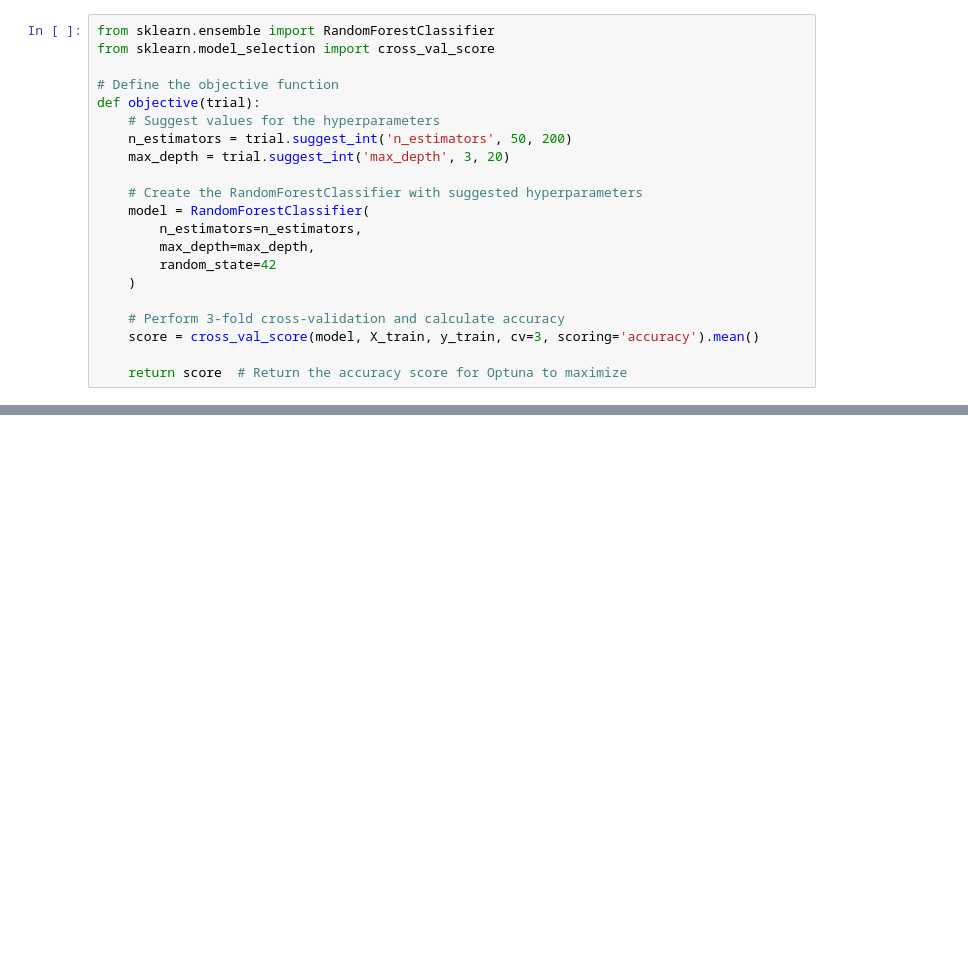
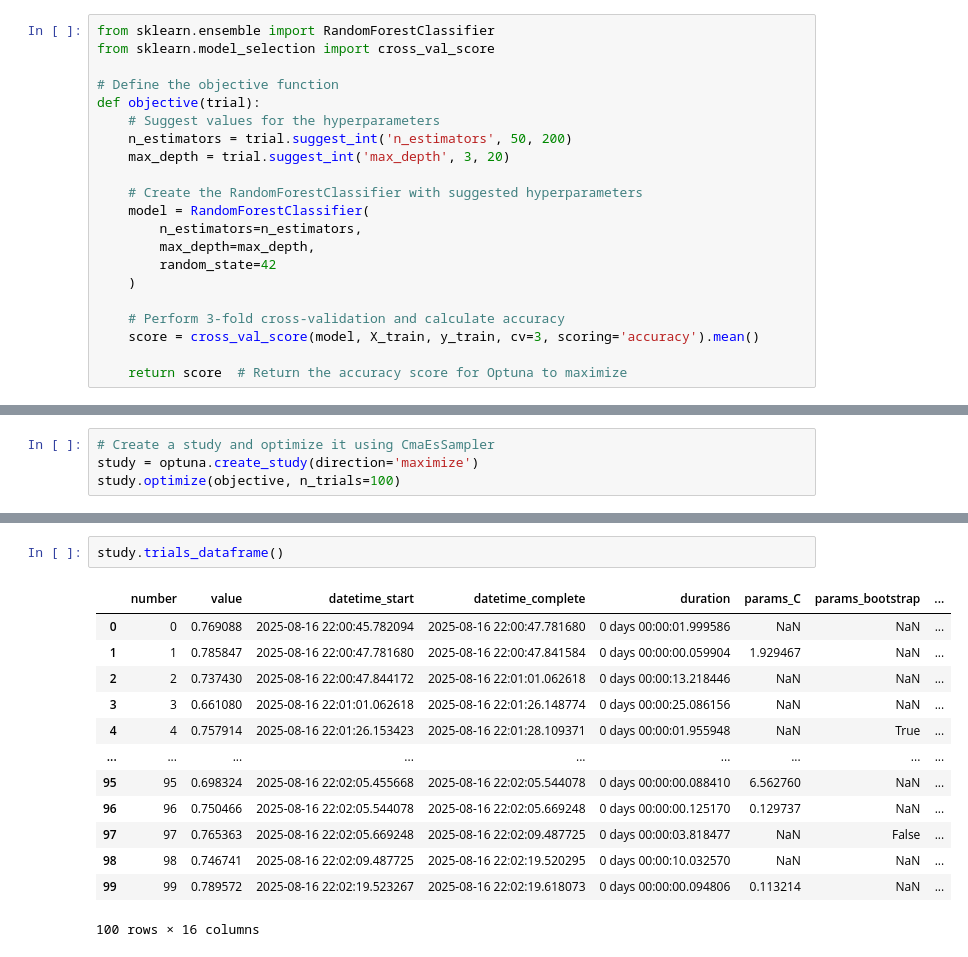
Before and after one commit to amarendra121195/Hyperparameter_Optuna, a Jupyter notebook: Hyperparameter_tuning_optuna.ipynb, the cells around one changed output, grey strips where cells are left out. Cells and saved outputs as stored; diff of their text form; blank space fills up the shorter version.

Commit message:
optuna

```diff
--- a/Hyperparameter_tuning_optuna.ipynb
+++ b/Hyperparameter_tuning_optuna.ipynb
@@ -98,0 +350,4 @@ ModuleNotFoundError: No module named 'sklearn'
+# %%
+# Create a study and optimize it using CmaEsSampler
+study = optuna.create_study(direction='maximize')
+study.optimize(objective, n_trials=100)
@@ -98,0 +380,16 @@ ModuleNotFoundError: No module named 'sklearn'
+# %%
+study.trials_dataframe()
+# %% [output]
+|  | number | value | datetime_start | datetime_complete | duration | params_C | params_bootstrap | ... |
+| 0 | 0 | 0.769088 | 2025-08-16 22:00:45.782094 | 2025-08-16 22:00:47.781680 | 0 days 00:00:01.999586 | NaN | NaN | ... |
+| 1 | 1 | 0.785847 | 2025-08-16 22:00:47.781680 | 2025-08-16 22:00:47.841584 | 0 days 00:00:00.059904 | 1.929467 | NaN | ... |
+| 2 | 2 | 0.737430 | 2025-08-16 22:00:47.844172 | 2025-08-16 22:01:01.062618 | 0 days 00:00:13.218446 | NaN | NaN | ... |
+| 3 | 3 | 0.661080 | 2025-08-16 22:01:01.062618 | 2025-08-16 22:01:26.148774 | 0 days 00:00:25.086156 | NaN | NaN | ... |
+| 4 | 4 | 0.757914 | 2025-08-16 22:01:26.153423 | 2025-08-16 22:01:28.109371 | 0 days 00:00:01.955948 | NaN | True | ... |
+| ... | ... | ... | ... | ... | ... | ... | ... | ... |
+| 95 | 95 | 0.698324 | 2025-08-16 22:02:05.455668 | 2025-08-16 22:02:05.544078 | 0 days 00:00:00.088410 | 6.562760 | NaN | ... |
+| 96 | 96 | 0.750466 | 2025-08-16 22:02:05.544078 | 2025-08-16 22:02:05.669248 | 0 days 00:00:00.125170 | 0.129737 | NaN | ... |
+| 97 | 97 | 0.765363 | 2025-08-16 22:02:05.669248 | 2025-08-16 22:02:09.487725 | 0 days 00:00:03.818477 | NaN | False | ... |
+| 98 | 98 | 0.746741 | 2025-08-16 22:02:09.487725 | 2025-08-16 22:02:19.520295 | 0 days 00:00:10.032570 | NaN | NaN | ... |
+| 99 | 99 | 0.789572 | 2025-08-16 22:02:19.523267 | 2025-08-16 22:02:19.618073 | 0 days 00:00:00.094806 | 0.113214 | NaN | ... |
+100 rows × 16 columns
```
Also changed, not shown: parts of 37 cells of this notebook.
